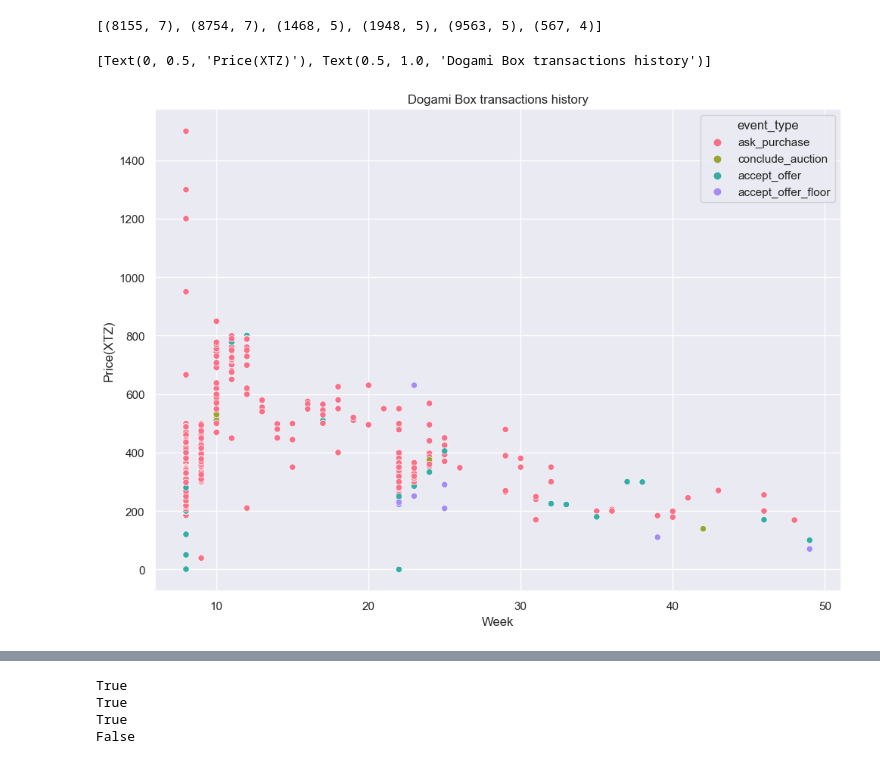
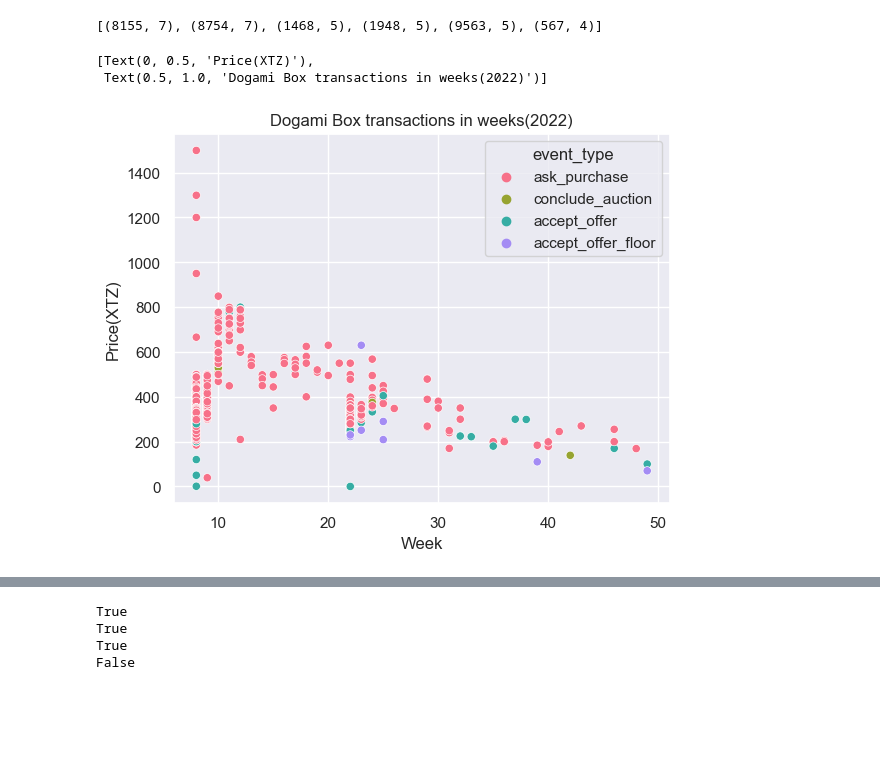
Before and after one commit to crazygeekcolin/Objkt, a Jupyter notebook: Dogamitrading.ipynb, the cells around one changed output, grey strips where cells are left out. Saved outputs shown, nothing was run; the diff lists cells and outputs as text; code cells hidden in the pictures; blank space fills up the shorter version.

```diff
--- a/Dogamitrading.ipynb
+++ b/Dogamitrading.ipynb
@@ -197,2 +602,0 @@ data.head()
-# %%
-box = data
@@ -200,6 +606,7 @@ box = data
 #Process the dataframe
 box['ts_new']=box['timestamp'].astype('str').apply(lambda x: datetime.strptime(x, "%Y-%m-%dT%H:%M:%S+00:00"))
 box['Week']= box['ts_new'].dt.week
+box['month']=box['ts_new'].dt.month
 box['token.token_id'] = pd.to_numeric(box['token.token_id'])
 box.merge(Metadata_2[['token_id', 'last_metadata_update']], how ='left', left_on='token.token_id', right_on='token_id') #Add a column from another table
 #box.drop(columns=0, inplace=True) #Drop one unnecessary column
@@ -235,7 +631,7 @@ Index(['id', 'event_type', 'price', 'timestamp', 'token_pk',
 #Temp variable a is the trasaction of puppies when they were boxes
 a = Ptrade[['id', 'event_type', 'price', 'timestamp', 'token_pk',
        'recipient_address', 'creator_address', 'token.token_id', 'ts_new',
-       'Week']][Ptrade['ts_new']<Ptrade['Birthday']]
+       'Week','month']][Ptrade['ts_new']<Ptrade['Birthday']]
 a.head()
 # %% [output]
 |  | id | event_type | price | timestamp | token_pk | recipient_address | creator_address | token.token_id | ... |
@@ -278,3 +686,6 @@ Ptrade_final.price = Ptrade_final.price/1000000
+# %%
+#Reorder Box indices
+box.index = range(1869)
 # %% [markdown]
 Explory data analysis, plots
 # %%
@@ -304,7 +715,8 @@ Counter(Ptrade_final['token_id']).most_common(6) #The most traded puppies, no to
 [(8155, 7), (8754, 7), (1468, 5), (1948, 5), (9563, 5), (567, 4)]
 # %%
 a=sns.scatterplot(box, x='Week', y='price',hue='event_type', palette='husl')
-a.set(ylabel= 'Price(XTZ)',title='Dogami Box transactions history')
+a.set(ylabel= 'Price(XTZ)',title='Dogami Box transactions in weeks(2022)')
 # %% [output]
-[Text(0, 0.5, 'Price(XTZ)'), Text(0.5, 1.0, 'Dogami Box transactions history')]
+[Text(0, 0.5, 'Price(XTZ)'),
+ Text(0.5, 1.0, 'Dogami Box transactions in weeks(2022)')]
-[figure, old version]
+[figure, new version]
```
Also changed, not shown: parts of 122 cells of this notebook, 5 other files.
